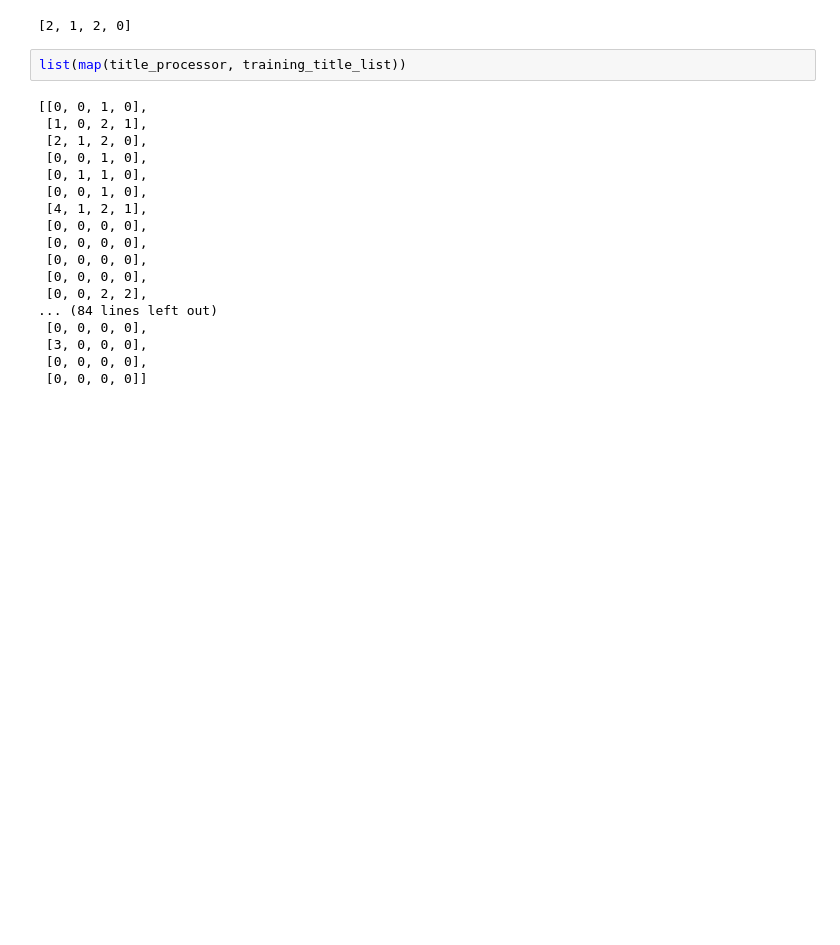
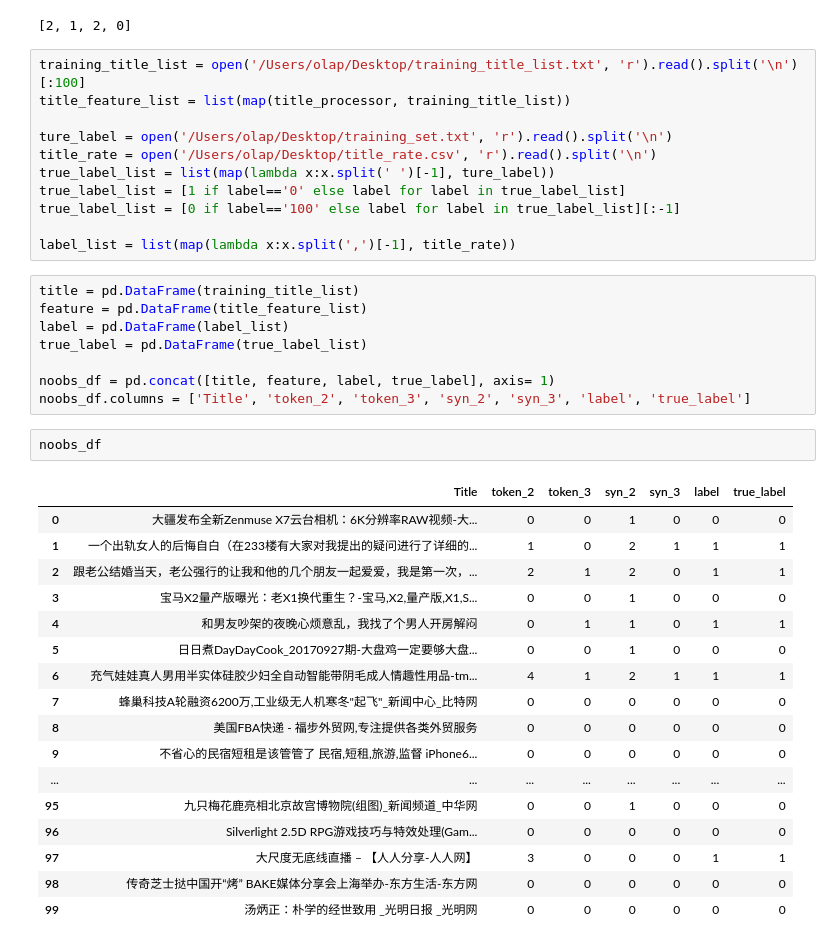
Before and after one commit to jonathanlxy/miaozhen_hackathon, a Jupyter notebook: Classifier/title_2_features.ipynb, the cells around one changed output. Cells and saved outputs as stored; diff of their text form; blank space fills up the shorter version.

```diff
--- a/Classifier/title_2_features.ipynb
+++ b/Classifier/title_2_features.ipynb
@@ -65,23 +65,42 @@ print (test_title)
 title_processor(test_title)
 # %% [output]
 [2, 1, 2, 0]
-# %%
-list(map(title_processor, training_title_list))
-# %% [output]
-[[0, 0, 1, 0],
- [1, 0, 2, 1],
- [2, 1, 2, 0],
- [0, 0, 1, 0],
- [0, 1, 1, 0],
- [0, 0, 1, 0],
- [4, 1, 2, 1],
- [0, 0, 0, 0],
- [0, 0, 0, 0],
- [0, 0, 0, 0],
- [0, 0, 0, 0],
- [0, 0, 2, 2],
-... (84 lines left out)
- [0, 0, 0, 0],
- [3, 0, 0, 0],
- [0, 0, 0, 0],
- [0, 0, 0, 0]]
+# %%
+training_title_list = open('/Users/olap/Desktop/training_title_list.txt', 'r').read().split('\n')[:100]
+title_feature_list = list(map(title_processor, training_title_list))
+
+ture_label = open('/Users/olap/Desktop/training_set.txt', 'r').read().split('\n')
+title_rate = open('/Users/olap/Desktop/title_rate.csv', 'r').read().split('\n')
+true_label_list = list(map(lambda x:x.split(' ')[-1], ture_label))
+true_label_list = [1 if label=='0' else label for label in true_label_list]
+true_label_list = [0 if label=='100' else label for label in true_label_list][:-1]
+
+label_list = list(map(lambda x:x.split(',')[-1], title_rate))
+# %%
+title = pd.DataFrame(training_title_list)
+feature = pd.DataFrame(title_feature_list)
+label = pd.DataFrame(label_list)
+true_label = pd.DataFrame(true_label_list)
+
+noobs_df = pd.concat([title, feature, label, true_label], axis= 1)
+noobs_df.columns = ['Title', 'token_2', 'token_3', 'syn_2', 'syn_3', 'label', 'true_label']
+# %%
+noobs_df
+# %% [output]
+|  | Title | token_2 | token_3 | syn_2 | syn_3 | label | true_label |
+| 0 | 大疆发布全新Zenmuse X7云台相机：6K分辨率RAW视频-大... | 0 | 0 | 1 | 0 | 0 | 0 |
+| 1 | 一个出轨女人的后悔自白（在233楼有大家对我提出的疑问进行了详细的... | 1 | 0 | 2 | 1 | 1 | 1 |
+| 2 | 跟老公结婚当天，老公强行的让我和他的几个朋友一起爱爱，我是第一次，... | 2 | 1 | 2 | 0 | 1 | 1 |
+| 3 | 宝马X2量产版曝光：老X1换代重生？-宝马,X2,量产版,X1,S... | 0 | 0 | 1 | 0 | 0 | 0 |
+| 4 | 和男友吵架的夜晚心烦意乱，我找了个男人开房解闷 | 0 | 1 | 1 | 0 | 1 | 1 |
+| 5 | 日日煮DayDayCook_20170927期-大盘鸡一定要够大盘... | 0 | 0 | 1 | 0 | 0 | 0 |
+| 6 | 充气娃娃真人男用半实体硅胶少妇全自动智能带阴毛成人情趣性用品-tm... | 4 | 1 | 2 | 1 | 1 | 1 |
+| 7 | 蜂巢科技A轮融资6200万,工业级无人机寒冬"起飞"_新闻中心_比特网 | 0 | 0 | 0 | 0 | 0 | 0 |
+| 8 | 美国FBA快递 - 福步外贸网,专注提供各类外贸服务 | 0 | 0 | 0 | 0 | 0 | 0 |
+| 9 | 不省心的民宿短租是该管管了 民宿,短租,旅游,监督 iPhone6... | 0 | 0 | 0 | 0 | 0 | 0 |
+| ... | ... | ... | ... | ... | ... | ... | ... |
+| 95 | 九只梅花鹿亮相北京故宫博物院(组图)_新闻频道_中华网 | 0 | 0 | 1 | 0 | 0 | 0 |
+| 96 | Silverlight 2.5D RPG游戏技巧与特效处理(Gam... | 0 | 0 | 0 | 0 | 0 | 0 |
+| 97 | 大尺度无底线直播 – 【人人分享-人人网】 | 3 | 0 | 0 | 0 | 1 | 1 |
+| 98 | 传奇芝士挞中国开“烤” BAKE媒体分享会上海举办-东方生活-东方网 | 0 | 0 | 0 | 0 | 0 | 0 |
+| 99 | 汤炳正：朴学的经世致用 _光明日报 _光明网 | 0 | 0 | 0 | 0 | 0 | 0 |
```
